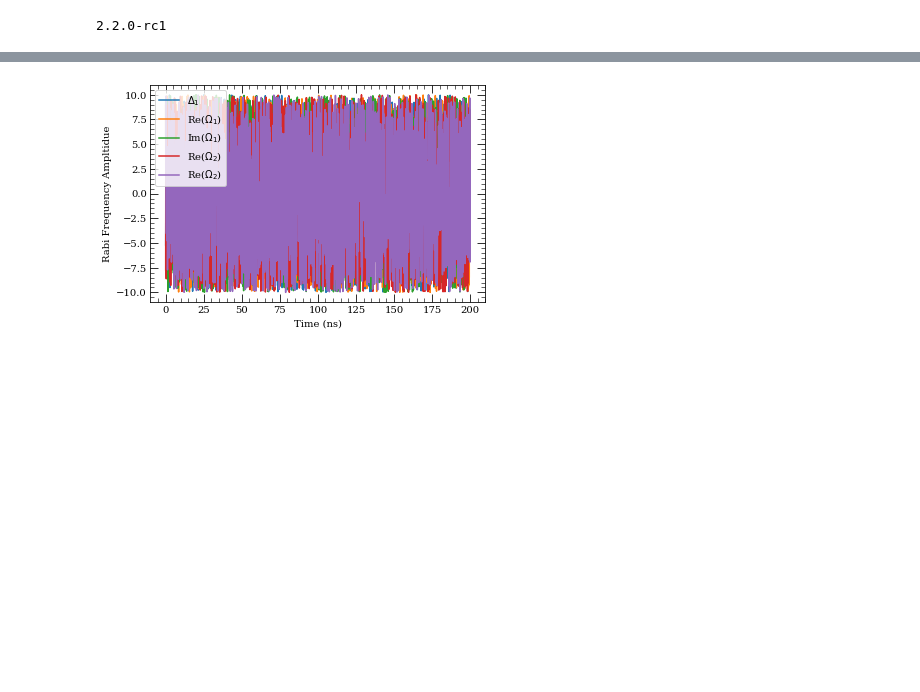
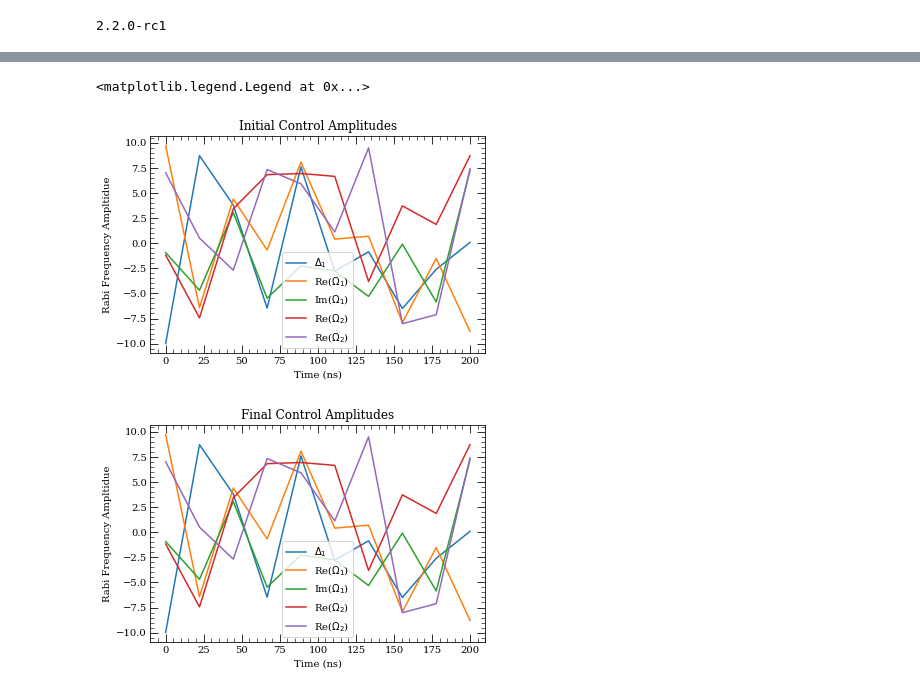
Before and after one commit to IQC-Numerical-Control-Engineering/Test, a Jupyter notebook: TF_GRAPE 3 Level.ipynb, the cells around one changed output, grey strips where cells are left out. Cells and saved outputs as stored; diff of their text form; code cells hidden in the pictures; blank space fills up the shorter version.

```diff
--- a/TF_GRAPE 3 Level.ipynb
+++ b/TF_GRAPE 3 Level.ipynb
@@ -92,7 +92,7 @@ del_total = 2*np.pi * 0 * MHz #2 photon detuning
 ##Set time grid:
 t_0 = 0 #Initial time
 t_f = 200 * ns #Final time
-nt = 2000 #number of time points
+nt = 10 #number of time points
 delta_t = (t_f - t_0)/nt #time difference between steps
 tlist = np.linspace(0, t_f, nt)
 # %%
@@ -146,7 +146,7 @@ class Propagator:
     def Hamiltonian(self):
         """Ladder-system Hamiltonian: Outputs a Qutip quantum object"""
         #Set 5 level sysem operators: includes dark ground and Rydberg states
-        g_prime, r_prime, g, i, r = nLevelAtomBasis(5)
+        g_prime, r_prime, g, i, r = self.nLevelAtomBasis(5)
 
         sig_gpgp = g_prime * g_prime.dag()
         sig_gg = g * g.dag()
@@ -168,12 +168,12 @@ class Propagator:
         H0 = - 1j * self.Gamma_i / 2 * sig_ii - (
             self.del_total + 1j * self.Gamma_r / 2
             ) * sig_rr
-        H0_detune = - sig_ii
+        H0_detune = - self.Delta_1 * sig_ii
 
-        H1_re = - 1/2 * (sig_gi + sig_gi.dag())
-        H1_im = - 1/2 * 1j * (sig_gi - sig_gi.dag())
-        H2_re = - 1/2 * (sig_ir + sig_ir.dag())
-        H2_im = - 1/2 * 1j * (sig_ir - sig_ir.dag())
+        H1_re = - 1/2 * self.Rabi_1 * (sig_gi + sig_gi.dag())
+        H1_im = - 1/2 * 1j * self.Rabi_1 * (sig_gi - sig_gi.dag())
+        H2_re = - 1/2 * self.Rabi_2 * (sig_ir + sig_ir.dag())
+        H2_im = - 1/2 * 1j * self.Rabi_2 * (sig_ir - sig_ir.dag())
 
         #Note that H0 does not have a mutliplied control amplitude
         H = [H0, H0_detune, H1_re, H1_im, H2_re, H2_im]
@@ -240,18 +240,13 @@ class Propagator:
 
         final_state = tf.linalg.matvec(propagator, tf.transpose(psi_0))
         overlap = tf.tensordot(tf.math.conj(final_state), psi_t,  axes=1)
-        return 1 - tf.math.conj(overlap) * overlap
+        return 1 - tf.math.real((tf.math.conj(overlap) * overlap))
 
 
 #Set propagator
 propagator = Propagator(nt, delta_t, del_total, Delta_1, Rabi_1, Rabi_2, Gamma_rTot, Gamma_ig)
 
 #Set initial and target states:
-def nLevelAtomBasis(n):
-    states = []
-    for n_l in range(0,n):
-        states.append(basis(n, n_l))
-    return np.array(states, dtype=object)
 g_prime, r_prime, g, i, r = propagator.nLevelAtomBasis(5)
 psi_0 = g
 psi_t = r
@@ -260,18 +255,18 @@ propagator.psi_0.assign(psi_0)
 propagator.psi_t.assign(psi_t)
 
 #Set initial control amplitude guesses
-ctrl_amplitudes_initial = tf.random.uniform([nt, 5], -10, 10, dtype=tf.float64)
+ctrl_amplitudes_initial = np.random.uniform(-10, 10, [nt, 5])
+
 propagator.ctrl_amplitudes.assign(ctrl_amplitudes_initial)
 
 #Plot initial guess pulses:
-##Real part of pulse:
 labels = ['$\Delta_1$', 'Re($\Omega_1$)', 'Im($\Omega_1$)', 'Re($\Omega_2$)', 'Re($\Omega_2$)']
 plt.figure()
 ind = 0
 for amplitdue in tf.transpose(ctrl_amplitudes_initial):
     plt.plot(tlist/ns, amplitdue, label = labels[ind])
     ind += 1
-
+plt.title('Initial Control Amplitudes')
 plt.xlabel('Time (ns)')
 plt.ylabel('Rabi Frequency Ampltidue')
 plt.legend()
@@ -280,22 +275,32 @@ plt.legend()
 infidelity_prop = propagator.infidelity()
 print(infidelity_prop)
 
-####CHECK: infidelity should be real: check with test complex states
+optimizer = tf.keras.optimizers.Adam(0.01)
 
-# optimizer = tf.keras.optimizers.Adam(0.01)
+def optimization_step():
+    with tf.GradientTape() as tape:
+        infidelity = propagator.infidelity()
+    gradients = tape.gradient(infidelity, [propagator.ctrl_amplitudes])
+    optimizer.apply_gradients(zip(gradients, [propagator.ctrl_amplitudes]))
+    return infidelity
 
-# def optimization_step():
-#     with tf.GradientTape() as tape:
-#         infidelity = propagator.infidelity()
-#     gradients = tape.gradient(infidelity, [propagator.ctrl_amplitudes])
-#     optimizer.apply_gradients(zip(gradients, [propagator.ctrl_amplitudes]))
-#     return infidelity
+steps = range(100)
+for step in steps:
+    current_infidelity = optimization_step()
+    print('step %2d: infidelity=%2.5f' %
+          (step, current_infidelity))
 
-# steps = range(100)
-# for step in steps:
-#     current_infidelity = optimization_step()
-#     print('step %2d: infidelity=%2.5f' %
-#           (step, current_infidelity))
+ctrl_amplitudes_final = propagator.ctrl_amplitudes.numpy()
 
-# propagator.ctrl_amplitudes.numpy()
+#Plot final results of control amplitudes
+labels = ['$\Delta_1$', 'Re($\Omega_1$)', 'Im($\Omega_1$)', 'Re($\Omega_2$)', 'Re($\Omega_2$)']
+plt.figure()
+ind = 0
+for amplitdue in tf.transpose(ctrl_amplitudes_final):
+    plt.plot(tlist/ns, amplitdue, label = labels[ind])
+    ind += 1
+plt.title('Final Control Amplitudes')
+plt.xlabel('Time (ns)')
+plt.ylabel('Rabi Frequency Ampltidue')
+plt.legend()
 # %% [output]
@@ -303 +324,3 @@ tf.Tensor([[1.-4.15135207e-52j]], shape=(1, 1), dtype=complex128)
+<matplotlib.legend.Legend at 0x...>
-[figure, old version]
+[figure, new version]
+[figure, added]
```
Also changed, not shown: parts of 2 cells of this notebook.
